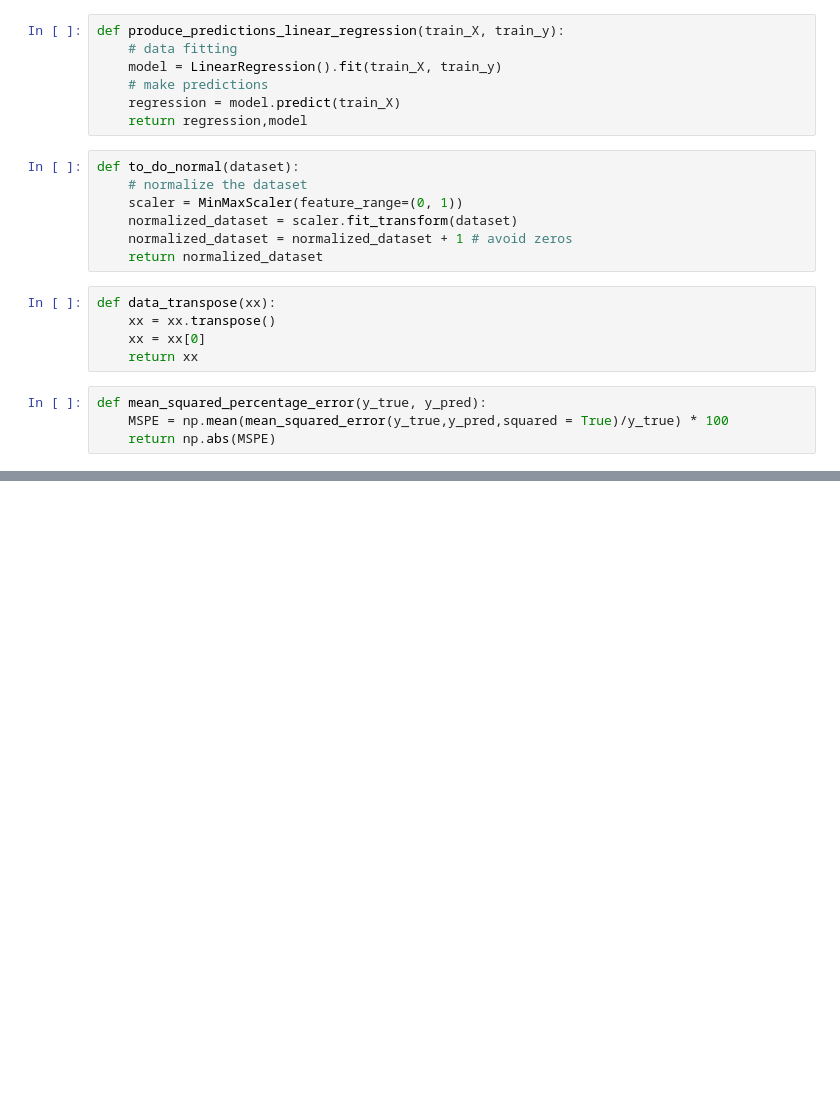
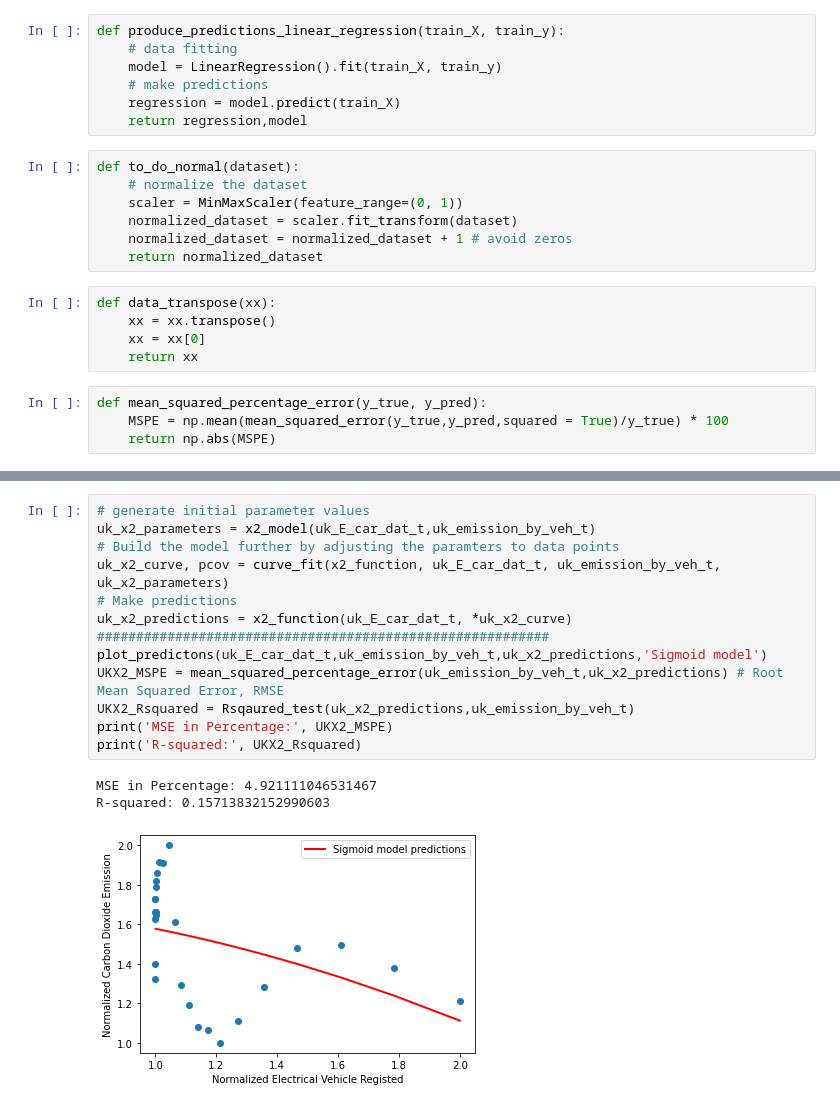
Before and after one commit to IsaacJohnEvans/EV_affect_on_emissions, a Jupyter notebook: Linear_regression_correlation_study_eric.ipynb, the cells around one changed output, grey strips where cells are left out. Saved outputs shown, nothing was run; the diff lists cells and outputs as text; blank space fills up the shorter version.

```diff
--- a/Linear_regression_correlation_study_eric.ipynb
+++ b/Linear_regression_correlation_study_eric.ipynb
@@ -251,0 +308,17 @@ R-squared: 0.5108852342555736
+# %%
+# generate initial parameter values
+uk_x2_parameters = x2_model(uk_E_car_dat_t,uk_emission_by_veh_t)
+# Build the model further by adjusting the paramters to data points
+uk_x2_curve, pcov = curve_fit(x2_function, uk_E_car_dat_t, uk_emission_by_veh_t, uk_x2_parameters)
+# Make predictions
+uk_x2_predictions = x2_function(uk_E_car_dat_t, *uk_x2_curve)
+##########################################################
+plot_predictons(uk_E_car_dat_t,uk_emission_by_veh_t,uk_x2_predictions,'Sigmoid model')
+UKX2_MSPE = mean_squared_percentage_error(uk_emission_by_veh_t,uk_x2_predictions) # Root Mean Squared Error, RMSE
+UKX2_Rsquared = Rsqaured_test(uk_x2_predictions,uk_emission_by_veh_t)
+print('MSE in Percentage:', UKX2_MSPE)
+print('R-squared:', UKX2_Rsquared)
+# %% [output]
+MSE in Percentage: 4.921111046531467
+R-squared: 0.15713832152990603
+[figure, added]
```
Also changed, not shown: parts of 16 cells of this notebook.
